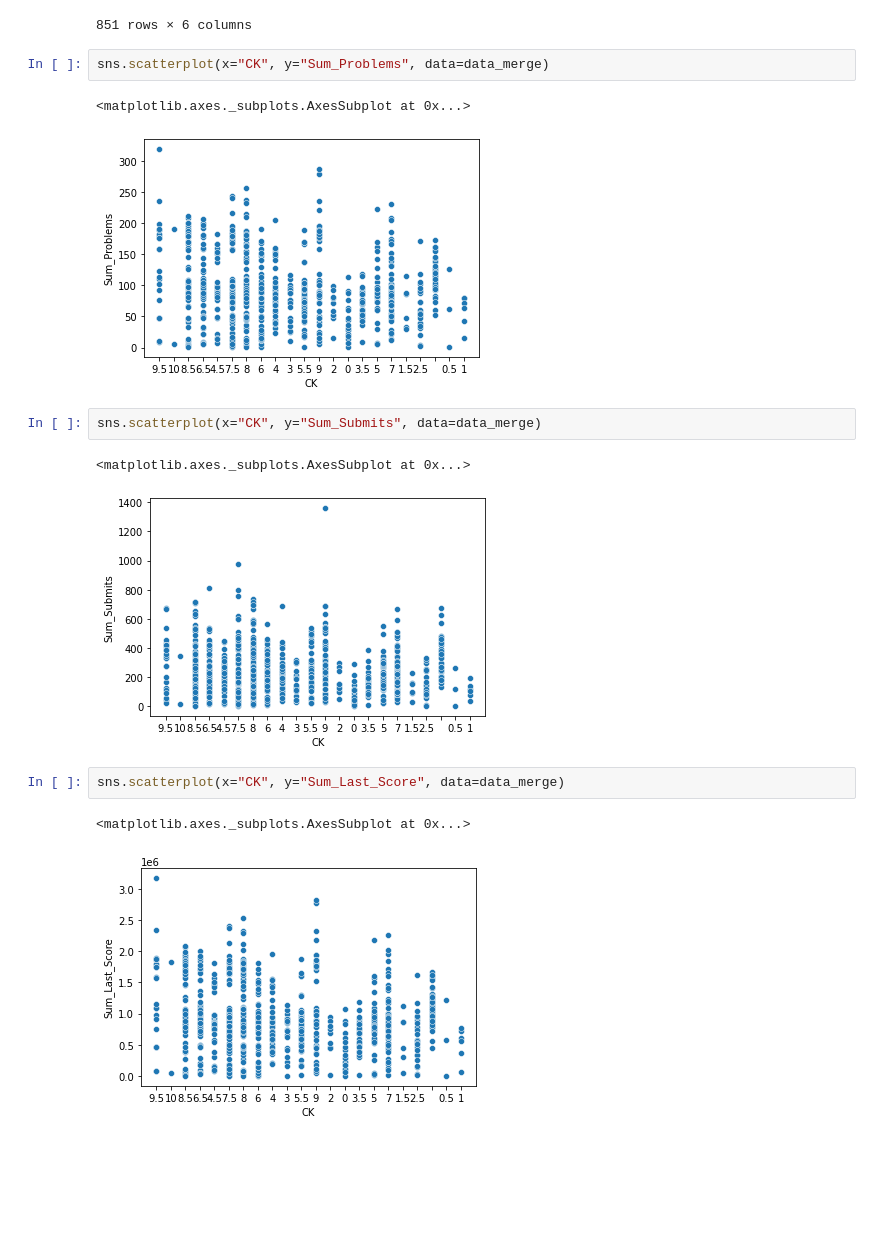
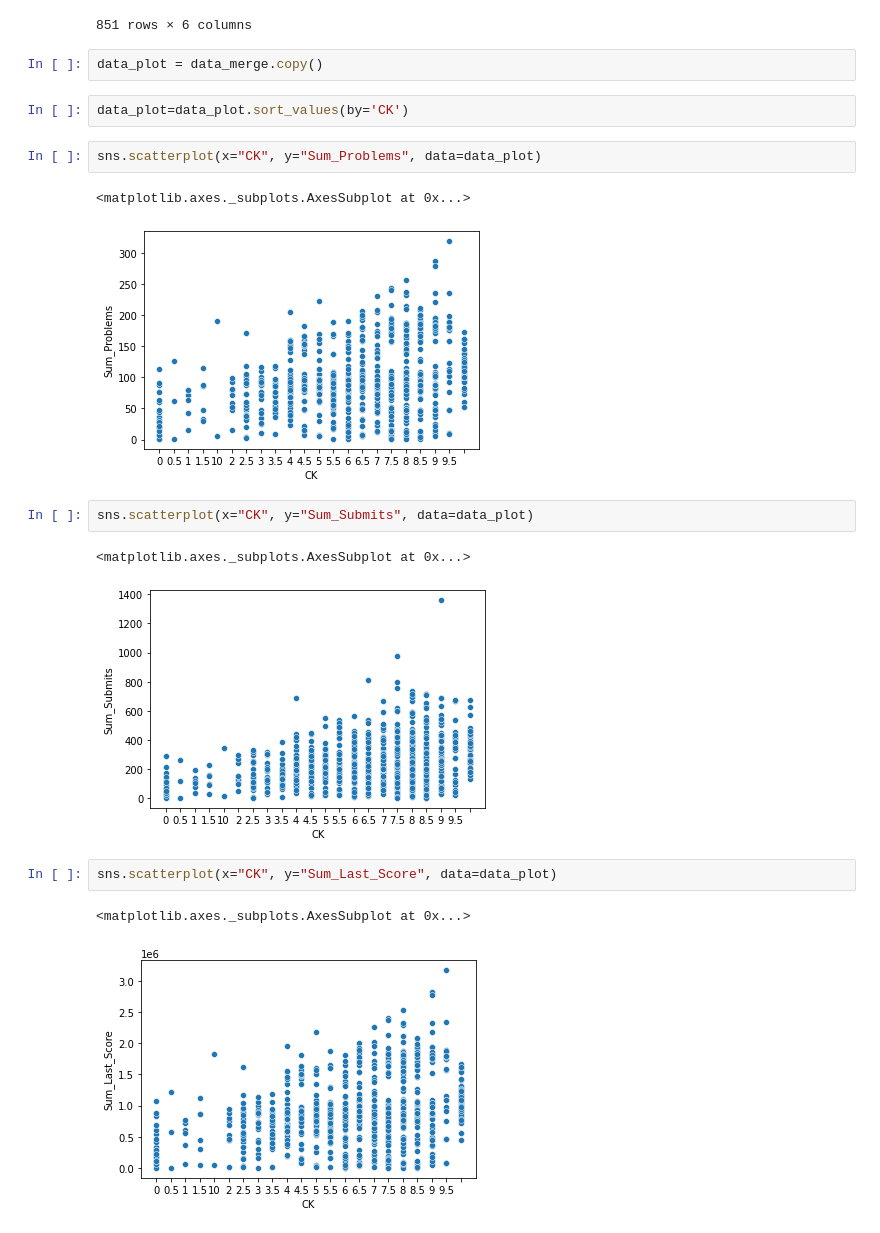
Before and after one commit to PhanTung-06/CS114.L21, a Jupyter notebook: ProcessDataWecode/data_discovery.ipynb, the cells around one changed output. Saved outputs shown, nothing was run; the diff lists cells and outputs as text; blank space fills up the shorter version.

```diff
--- a/ProcessDataWecode/data_discovery.ipynb
+++ b/ProcessDataWecode/data_discovery.ipynb
@@ -262,19 +262,23 @@ data_merge
 | 1153 | 1862 | 6.0 | 12.0 | 40000.0 | 4.0 | 7.5 |
 | 1155 | 1865 | 17.0 | 99.0 | 116428.0 | 10.0 | 7.5 |
 851 rows × 6 columns
+# %%
+data_plot = data_merge.copy()
+# %%
+data_plot=data_plot.sort_values(by='CK')
 # %%
-sns.scatterplot(x="CK", y="Sum_Problems", data=data_merge)
+sns.scatterplot(x="CK", y="Sum_Problems", data=data_plot)
 # %% [output]
 <matplotlib.axes._subplots.AxesSubplot at 0x...>
-[figure, old version]
+[figure, new version]
 # %%
-sns.scatterplot(x="CK", y="Sum_Submits", data=data_merge)
+sns.scatterplot(x="CK", y="Sum_Submits", data=data_plot)
 # %% [output]
 <matplotlib.axes._subplots.AxesSubplot at 0x...>
-[figure, old version]
+[figure, new version]
 # %%
-sns.scatterplot(x="CK", y="Sum_Last_Score", data=data_merge)
+sns.scatterplot(x="CK", y="Sum_Last_Score", data=data_plot)
 # %% [output]
 <matplotlib.axes._subplots.AxesSubplot at 0x...>
-[figure, old version]
+[figure, new version]
 # %%
```
Also changed, not shown: parts of 1 cell of this notebook.
